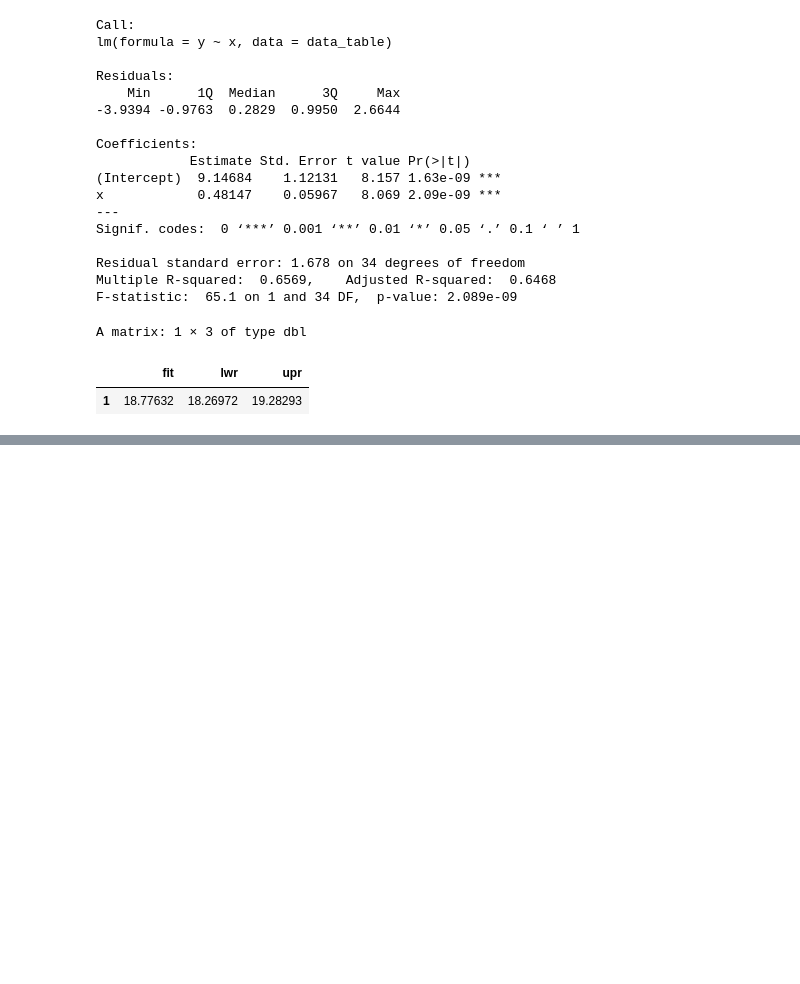
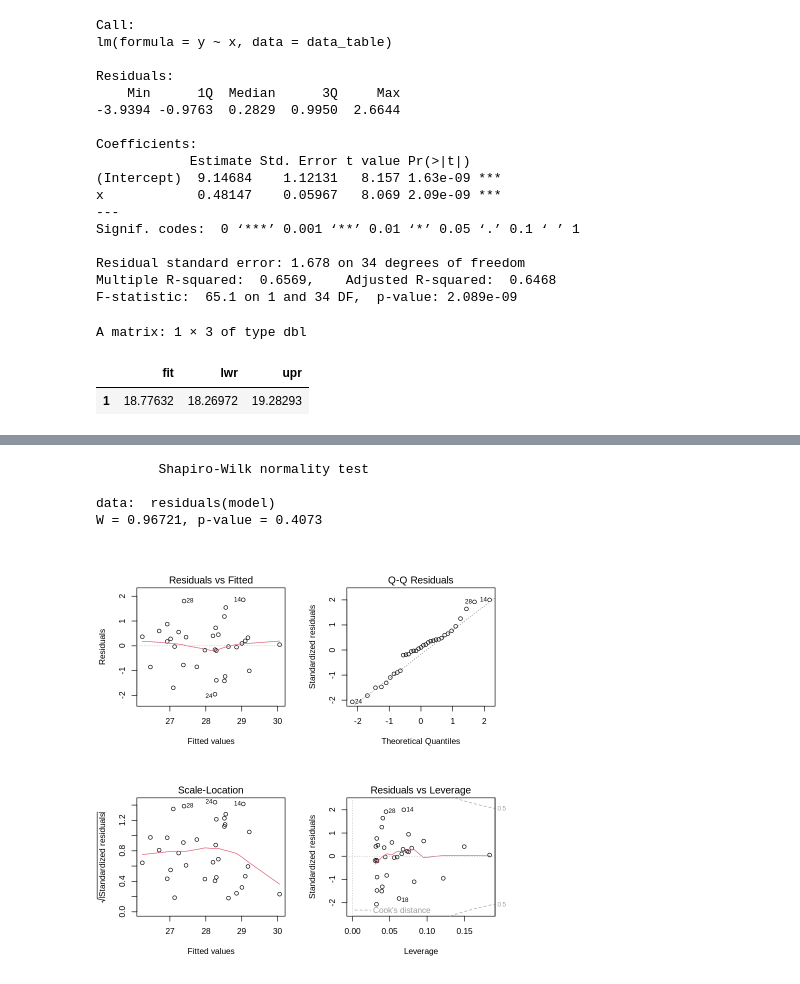
Before and after one commit to tontantip/DADS6001-Applied-statistics, a Jupyter notebook: in class/Reg1.ipynb, the cells around one changed output, grey strips where cells are left out. Drawn from its saved outputs; the diff is of its cells as text; code cells hidden in the pictures; blank space fills up the shorter version.

```diff
--- a/in class/Reg1.ipynb
+++ b/in class/Reg1.ipynb
@@ -313,0 +350,33 @@ A matrix: 1 × 3 of type dbl
+# %%
+# 1. นำเข้าข้อมูล (แก้ไขค่า 69 เป็น 169 แล้ว)
+height <- c(165.8,169.8,170.7,170.9,157.5,165.9,158.7,166,158.7,161.5,
+            167.3,167.4,159.2,170,166.3,169.0,156.2,159.6,155,161.1,
+            170.3,167.8,163.1,165.8,175.4,159.8,166,161.2,160.4,164.3,
+            165.5,167.2,167.2)
+
+forearm <- c(28.1,29.1,29.5,28.2,27.3,29,27.8,26.9,27.1,27.8,
+             27.3,30.1,27.3,30.9,28.8,28.8,25.6,25.4,26.6,26.6,
+             29.3,28.6,26.9,26.3,30.1,27.1,28.1,29.2,27.8,27.8,
+             28.6,27.1,29.7)
+
+# สร้าง Data Frame
+data_test <- data.frame(height, forearm)
+
+# 2. สร้าง Linear Regression Model
+# สมมติให้ Forearm (y) ขึ้นอยู่กับ Height (x)
+model <- lm(forearm ~ height, data = data_test)
+
+# 3. สั่งวาดกราฟตรวจสอบข้อสมมุติ 4 รูปมาตรฐาน
+par(mfrow = c(2, 2)) # จัดหน้าจอเป็น 4 ช่อง
+plot(model)
+par(mfrow = c(1, 1)) # คืนค่าหน้าจอปกติ
+
+# 4. (แถม) ทดสอบ Normality ด้วยสถิติ (Shapiro-Wilk test)
+shapiro_result <- shapiro.test(residuals(model))
+print(shapiro_result)
+# %% [output]
+        Shapiro-Wilk normality test
+
+data:  residuals(model)
+W = 0.96721, p-value = 0.4073
+[figure, added]
```
Also changed, not shown: parts of 1 cell of this notebook.
